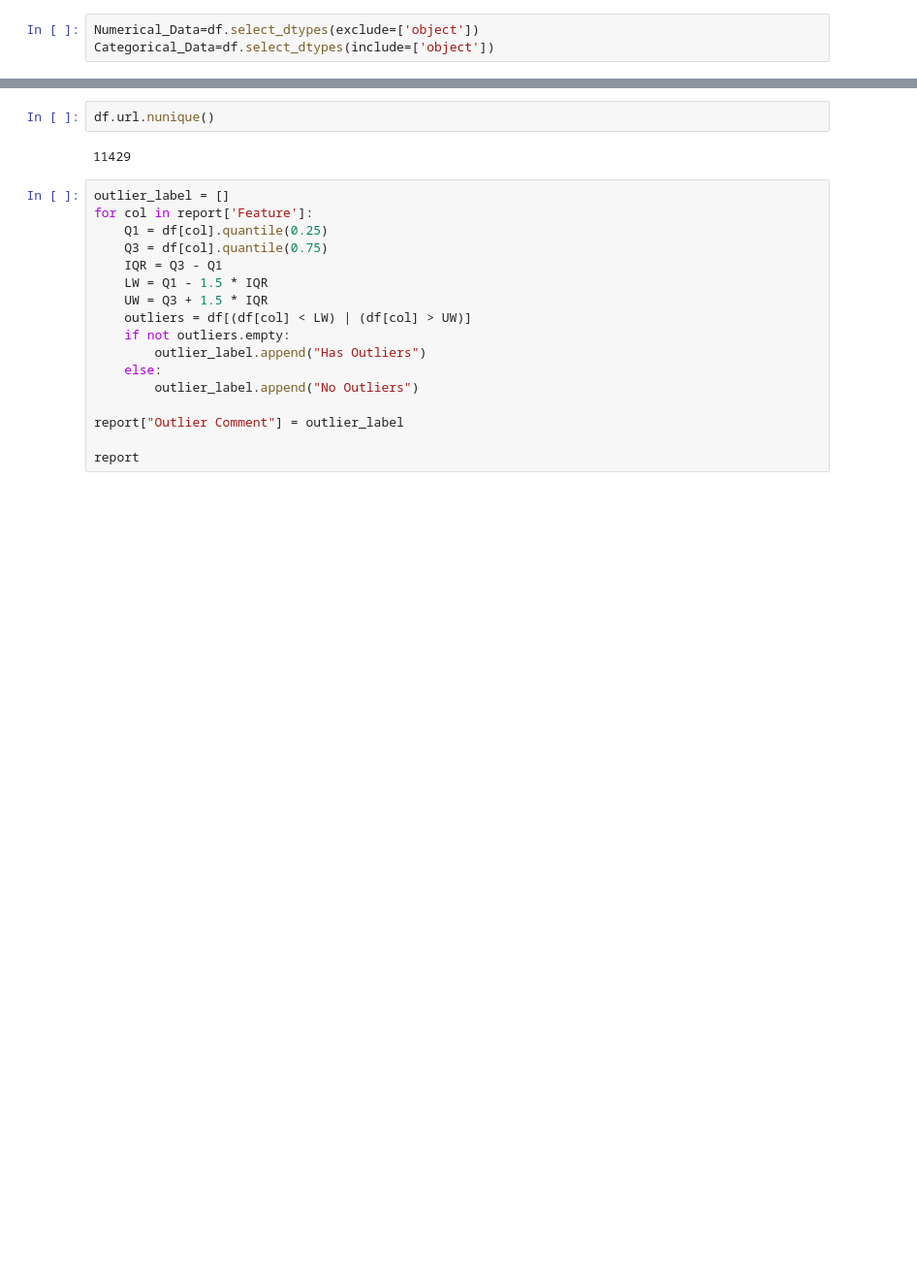
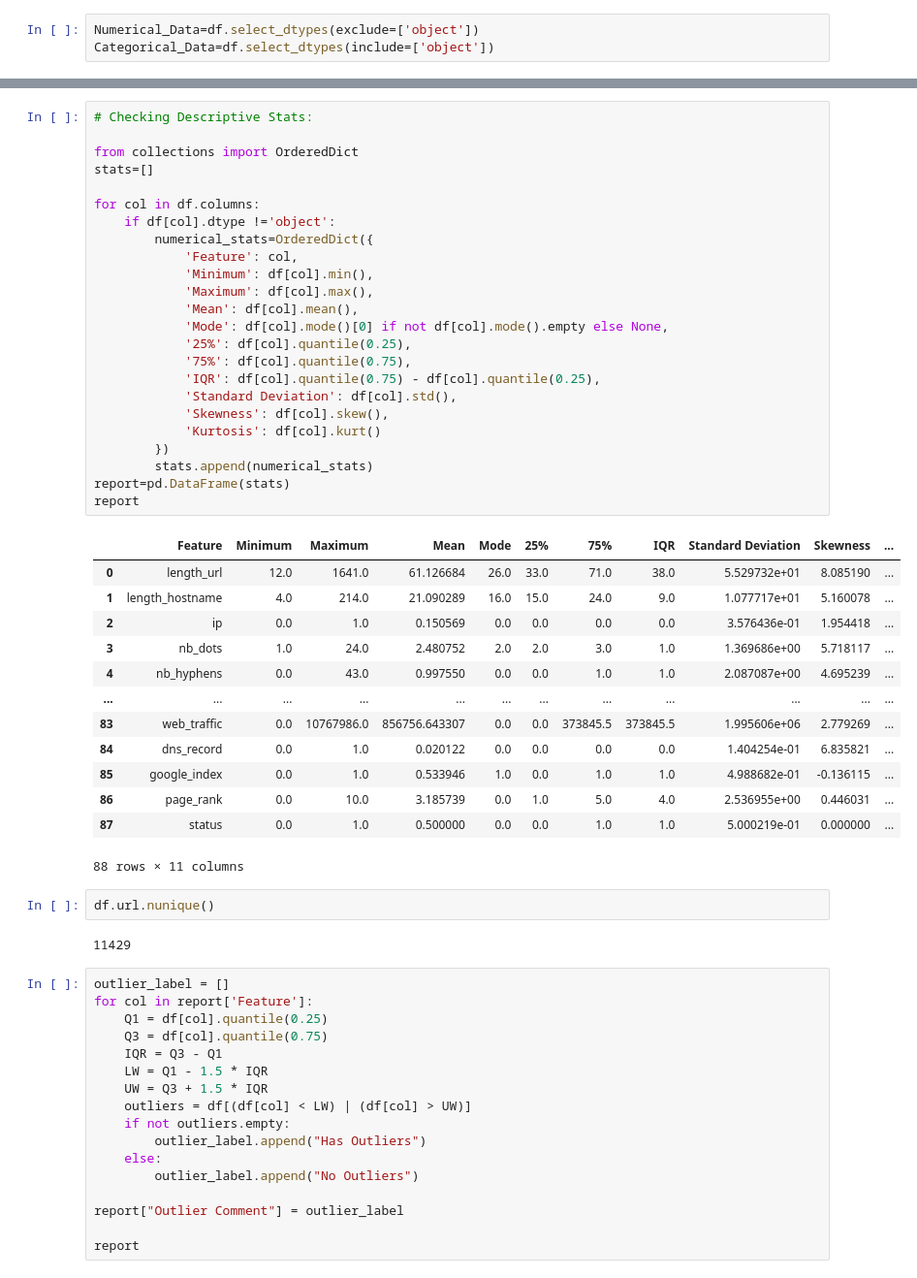
Before and after one commit to Saimehtre18/CodeB_Intership, a Jupyter notebook: model.ipynb, the cells around one changed output, grey strips where cells are left out. Shown at 97% size. Drawn from its saved outputs; the diff is of its cells as text; blank space fills up the shorter version.

```diff
--- a/model.ipynb
+++ b/model.ipynb
@@ -175,3 +157,41 @@ report
+# %%
+# Checking Descriptive Stats:
+
+from collections import OrderedDict
+stats=[]
+
+for col in df.columns:
+    if df[col].dtype !='object':
+        numerical_stats=OrderedDict({
+            'Feature': col,
+            'Minimum': df[col].min(),
+            'Maximum': df[col].max(),
+            'Mean': df[col].mean(),
+            'Mode': df[col].mode()[0] if not df[col].mode().empty else None,
+            '25%': df[col].quantile(0.25),
+            '75%': df[col].quantile(0.75),
+            'IQR': df[col].quantile(0.75) - df[col].quantile(0.25),
+            'Standard Deviation': df[col].std(),
+            'Skewness': df[col].skew(),
+            'Kurtosis': df[col].kurt()
+        })
+        stats.append(numerical_stats)
+report=pd.DataFrame(stats)
+report
+# %% [output]
+|  | Feature | Minimum | Maximum | Mean | Mode | 25% | 75% | IQR | Standard Deviation | Skewness | ... |
+| 0 | length_url | 12.0 | 1641.0 | 61.126684 | 26.0 | 33.0 | 71.0 | 38.0 | 5.529732e+01 | 8.085190 | ... |
+| 1 | length_hostname | 4.0 | 214.0 | 21.090289 | 16.0 | 15.0 | 24.0 | 9.0 | 1.077717e+01 | 5.160078 | ... |
+| 2 | ip | 0.0 | 1.0 | 0.150569 | 0.0 | 0.0 | 0.0 | 0.0 | 3.576436e-01 | 1.954418 | ... |
+| 3 | nb_dots | 1.0 | 24.0 | 2.480752 | 2.0 | 2.0 | 3.0 | 1.0 | 1.369686e+00 | 5.718117 | ... |
+| 4 | nb_hyphens | 0.0 | 43.0 | 0.997550 | 0.0 | 0.0 | 1.0 | 1.0 | 2.087087e+00 | 4.695239 | ... |
+| ... | ... | ... | ... | ... | ... | ... | ... | ... | ... | ... | ... |
+| 83 | web_traffic | 0.0 | 10767986.0 | 856756.643307 | 0.0 | 0.0 | 373845.5 | 373845.5 | 1.995606e+06 | 2.779269 | ... |
+| 84 | dns_record | 0.0 | 1.0 | 0.020122 | 0.0 | 0.0 | 0.0 | 0.0 | 1.404254e-01 | 6.835821 | ... |
+| 85 | google_index | 0.0 | 1.0 | 0.533946 | 1.0 | 0.0 | 1.0 | 1.0 | 4.988682e-01 | -0.136115 | ... |
+| 86 | page_rank | 0.0 | 10.0 | 3.185739 | 0.0 | 1.0 | 5.0 | 4.0 | 2.536955e+00 | 0.446031 | ... |
+| 87 | status | 0.0 | 1.0 | 0.500000 | 0.0 | 0.0 | 1.0 | 1.0 | 5.000219e-01 | 0.000000 | ... |
+88 rows × 11 columns
 # %%
 df.url.nunique()
 # %% [output]
```
Also changed, not shown: parts of 23 cells of this notebook.
